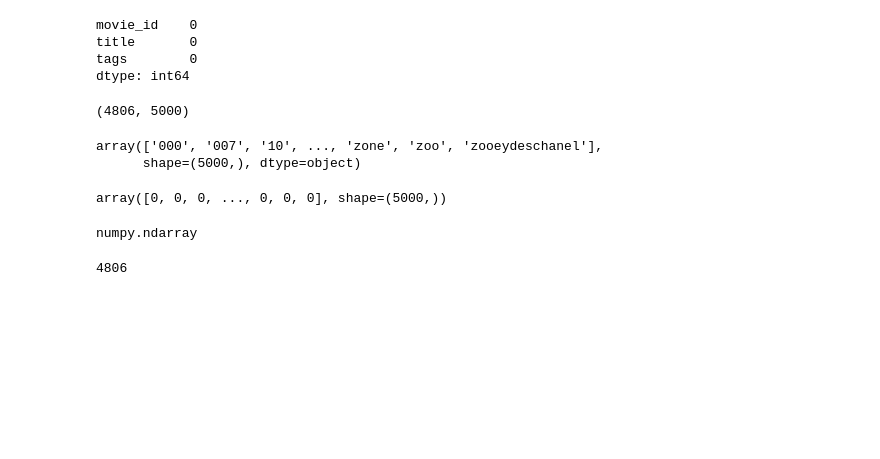
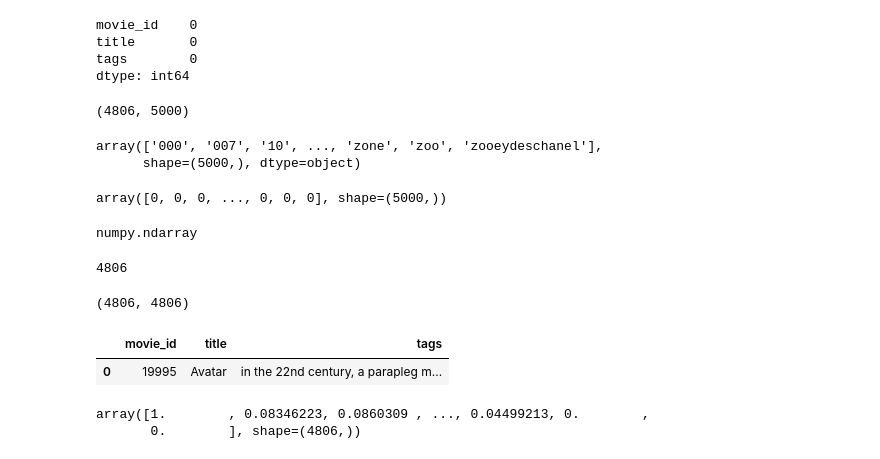
Before and after one commit to Parth32007/MoodFlix, a Jupyter notebook: notebooks/data_preprocessing.ipynb, the cells around one changed output. Saved outputs shown, nothing was run; the diff lists cells and outputs as text; code cells hidden in the pictures; blank space fills up the shorter version.

Commit message:
Implemented text vectorization using CountVectorizer and Cosine similarity for movie recommendations

```diff
--- a/notebooks/data_preprocessing.ipynb
+++ b/notebooks/data_preprocessing.ipynb
@@ -452,0 +457,14 @@ len(vectors)
+# %%
+similarity.shape
+# %% [output]
+(4806, 4806)
+# %%
+new_df[new_df['title'] == 'Avatar']
+# %% [output]
+|  | movie_id | title | tags |
+| 0 | 19995 | Avatar | in the 22nd century, a parapleg m... |
+# %%
+similarity[0]
+# %% [output]
+array([1.        , 0.08346223, 0.0860309 , ..., 0.04499213, 0.        ,
+       0.        ], shape=(4806,))
```
Also changed, not shown: parts of 6 cells of this notebook.
